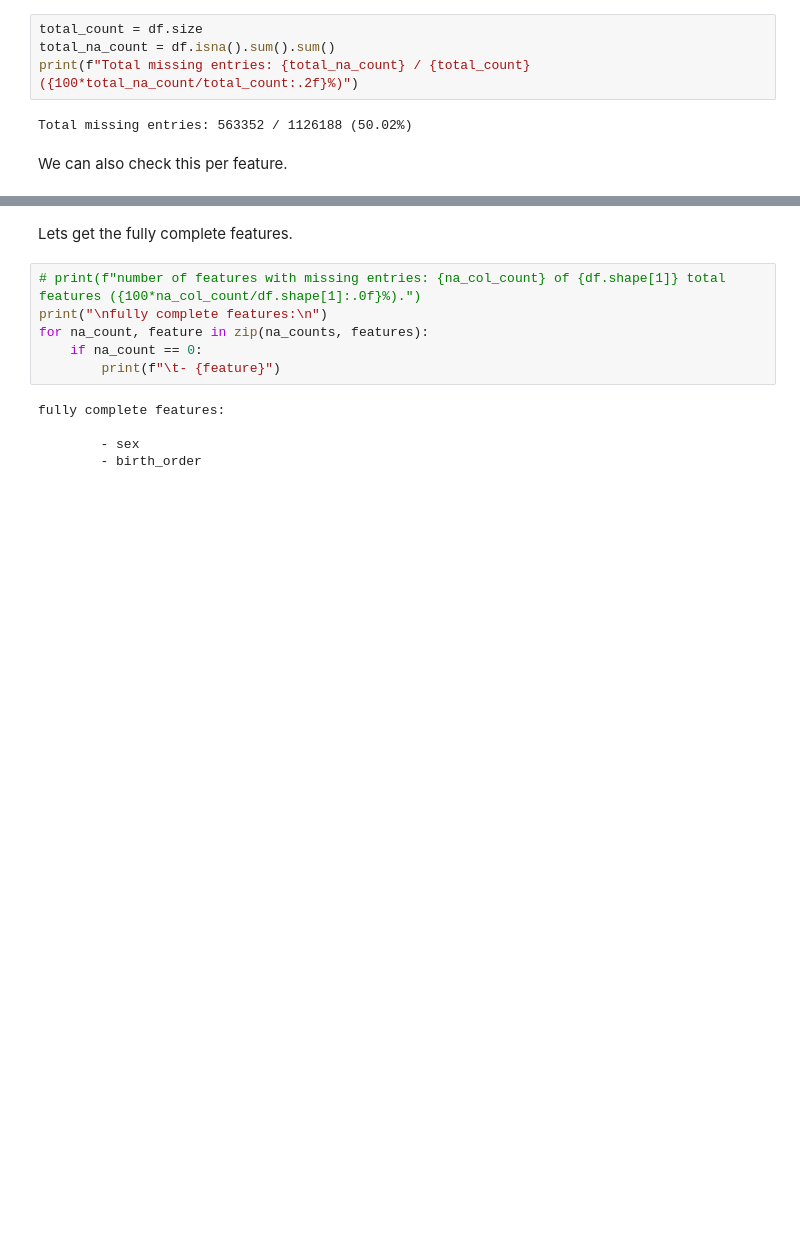
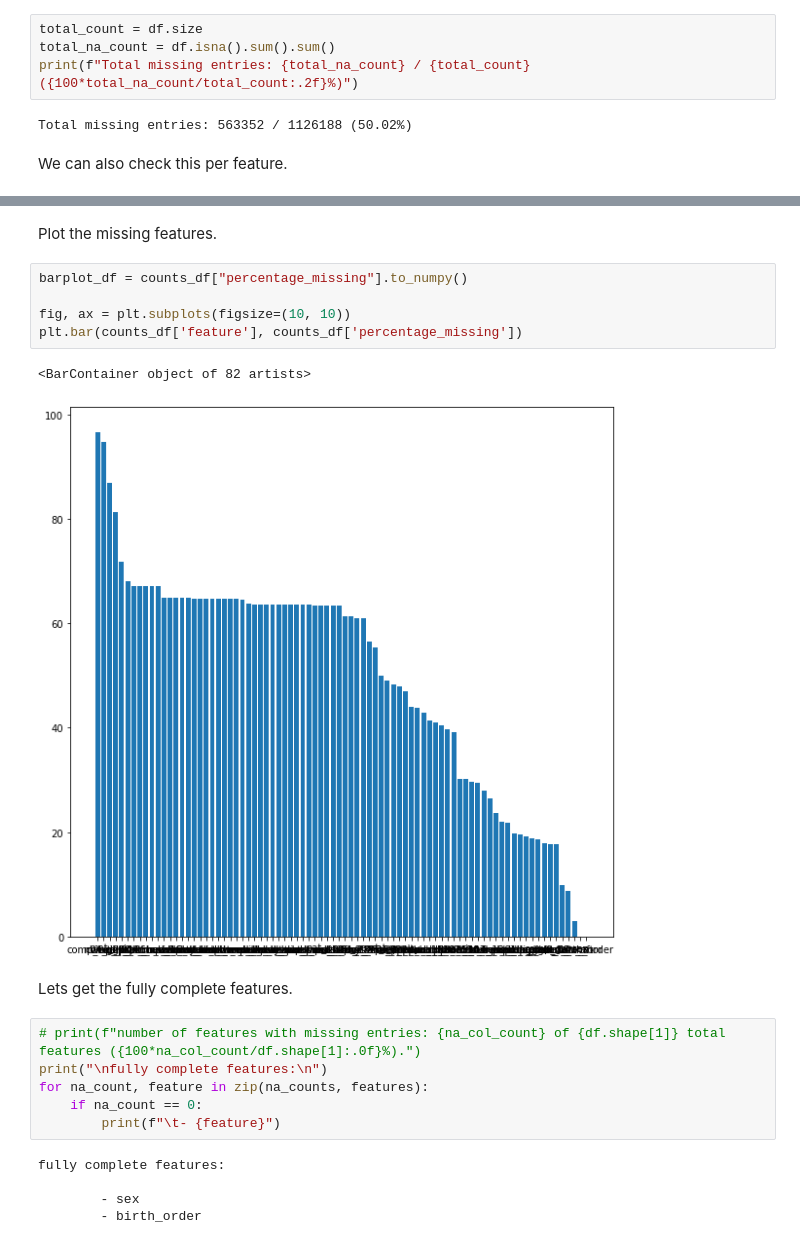
Before and after one commit to kaihulme/alspac-mhst, a Jupyter notebook: notebooks/missing_values_handling.ipynb, the cells around one changed output, grey strips where cells are left out. Drawn from its saved outputs; the diff is of its cells as text; blank space fills up the shorter version.

```diff
--- a/notebooks/missing_values_handling.ipynb
+++ b/notebooks/missing_values_handling.ipynb
@@ -65,6 +70,16 @@ fam_tv_aft: 8.66%
 fam_tv_mor: 2.97%
 sex: 0.00%
 birth_order: 0.00%
+# %% [markdown]
+Plot the missing features.
+# %%
+barplot_df = counts_df["percentage_missing"].to_numpy()
+
+fig, ax = plt.subplots(figsize=(10, 10))
+plt.bar(counts_df['feature'], counts_df['percentage_missing'])
+# %% [output]
+<BarContainer object of 82 artists>
+[figure, added]
 # %% [markdown]
 Lets get the fully complete features.
 # %%
```
Also changed, not shown: parts of 12 cells of this notebook, 5 other files.
